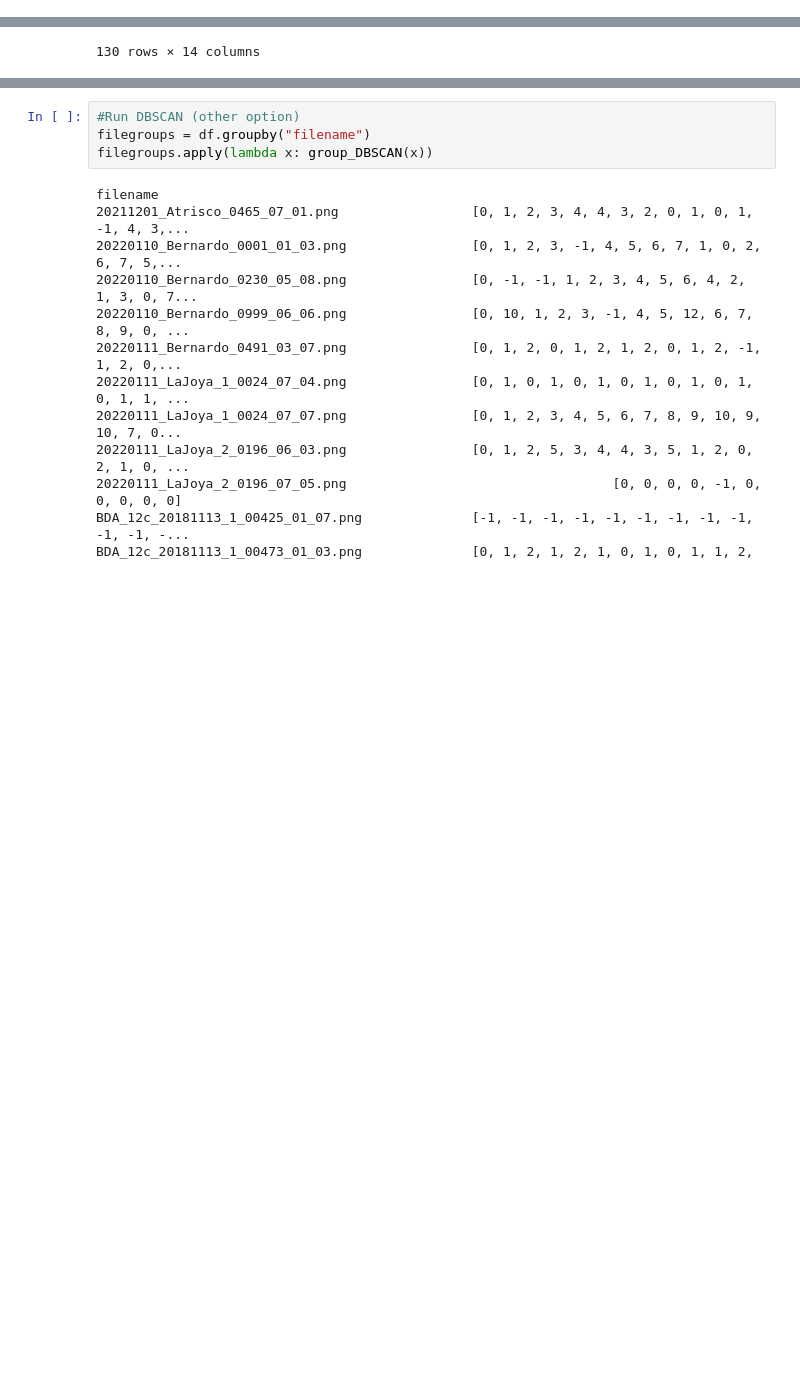
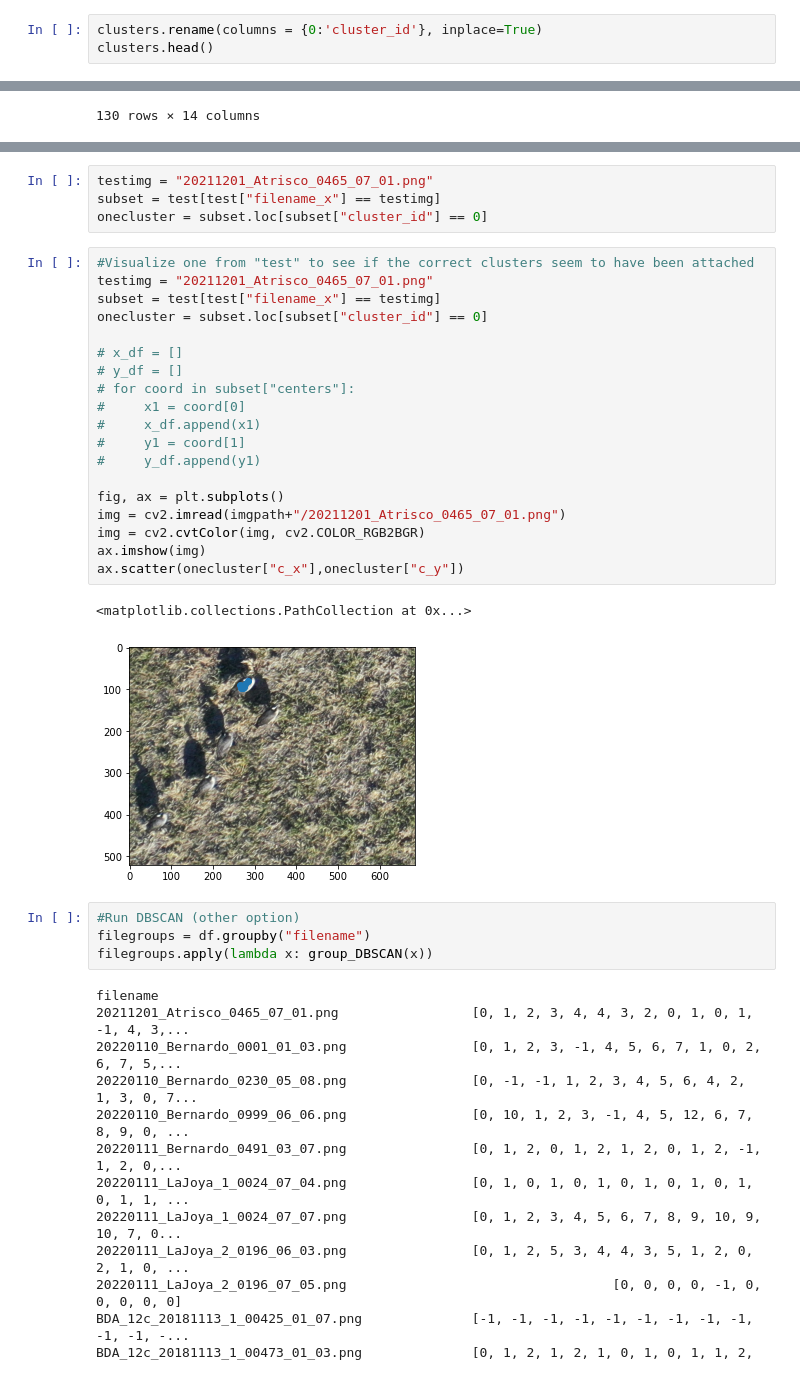
Before and after one commit to rowanoaktree/AggregationScripts, a Jupyter notebook: Scratch/Refinement.ipynb, the cells around one changed output, grey strips where cells are left out. Saved outputs shown, nothing was run; the diff lists cells and outputs as text; blank space fills up the shorter version.

```diff
--- a/Scratch/Refinement.ipynb
+++ b/Scratch/Refinement.ipynb
@@ -120,3 +120,6 @@ df.head()
 clusters = df.groupby("filename").apply(lambda x: group_DBSCAN(x))
 clusters = clusters.reset_index()
 #clusters = clusters.rename({0:"cluster_id"})
+# %%
+clusters.rename(columns = {0:'cluster_id'}, inplace=True)
+clusters.head()
@@ -182,3 +195,29 @@ test.head()
+# %%
+testimg = "20211201_Atrisco_0465_07_01.png"
+subset = test[test["filename_x"] == testimg]
+onecluster = subset.loc[subset["cluster_id"] == 0]
+# %%
+#Visualize one from "test" to see if the correct clusters seem to have been attached
+testimg = "20211201_Atrisco_0465_07_01.png"
+subset = test[test["filename_x"] == testimg]
+onecluster = subset.loc[subset["cluster_id"] == 0]
+
+# x_df = []
+# y_df = []
+# for coord in subset["centers"]:
+#     x1 = coord[0]
+#     x_df.append(x1)
+#     y1 = coord[1]
+#     y_df.append(y1)
+
+fig, ax = plt.subplots()
+img = cv2.imread(imgpath+"/20211201_Atrisco_0465_07_01.png")
+img = cv2.cvtColor(img, cv2.COLOR_RGB2BGR)
+ax.imshow(img)
+ax.scatter(onecluster["c_x"],onecluster["c_y"])
+# %% [output]
+<matplotlib.collections.PathCollection at 0x...>
+[figure, added]
 # %%
 #Run DBSCAN (other option)
 filegroups = df.groupby("filename")
```
Also changed, not shown: parts of 5 cells of this notebook, 1 other file.
